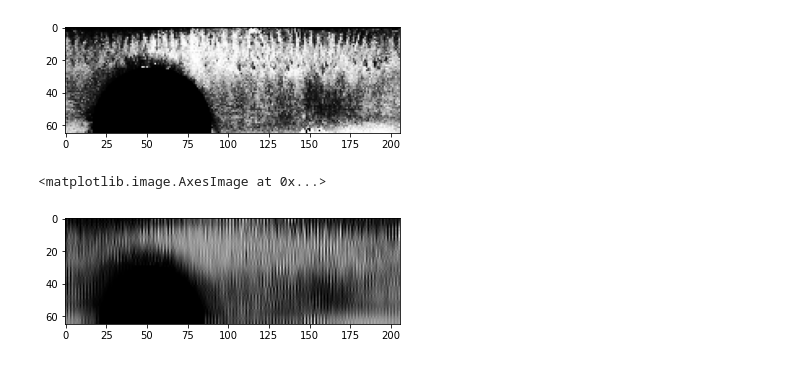
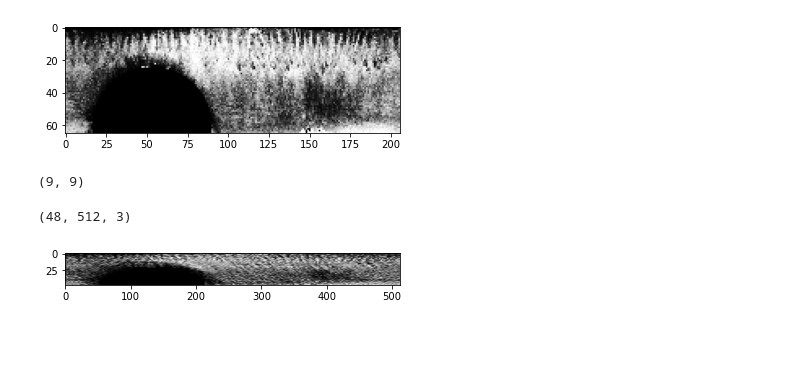
Before and after one commit to kmohebbizadeh/AML-for-Image-Analysis-Iris-Recognition, a Jupyter notebook: test.ipynb, the cells around one changed output. Drawn from its saved outputs; the diff is of its cells as text; code cells hidden in the pictures; blank space fills up the shorter version.

```diff
--- a/test.ipynb
+++ b/test.ipynb
@@ -20,9 +22,9 @@ image = cv2.cvtColor(image, cv2.COLOR_BGR2RGB)
 test = cv2.GaussianBlur(test,(15,15), 0)
 edges = cv2.Canny(test,50,100)
 pupil = cv2.HoughCircles(edges,cv2.HOUGH_GRADIENT,2, minDist = 70,
-                            param2=50,minRadius=20,maxRadius=60)
+                            param2=50,minRadius=20,maxRadius=75)
 
-
+print(pupil)
 pupil = np.uint16(np.around(pupil))
 for value in pupil[0,:]:
     center_x = value[0]
@@ -301,51 +337,36 @@ plt.imshow(enhanced)
 <matplotlib.image.AxesImage at 0x...>
 [figure]
 # %%
-def build_filters():
-    filters = []
-    for theta in np.arange(0, np.pi, np.pi / 16):
-        kern = cv2.getGaborKernel(ksize = (9, 9),
-                                  sigma = 10,
-                                  theta = theta,
-                                  lambd = 2,
-                                  gamma = 0.5,
-                                  psi = 0,
-                                  ktype=cv2.CV_32F)
-        kern /= 1.5*kern.sum()
-        filters.append(kern)
-        return filters
+# Feature Extraction
 
-def process(img, filters):
-    accum = np.zeros_like(img)
-    for kern in filters:
-        fimg = cv2.filter2D(img, cv2.CV_8UC3, kern)
-        np.maximum(accum, fimg, accum)
-        return accum
+filter_size = 9
+height = np.fix(filter_size / 2)
+width = np.fix(filter_size / 2)
+deltaX = 4.5
+deltaY = 1.5
+f = 1 / deltaY
+gabor_filter = np.empty((filter_size, filter_size))
 
+# constructing the kernel
+for i in range(int(-height), int(height) + 1, 1):
+    for j in range(int(-width), int(width) + 1, 1):
+        # normalizing_factor = (1 / (2 * np.pi * deltaX * deltaY))
+        g = (np.exp((-0.5) * ((i**2 / deltaX**2) + (j**2 / deltaY**2)))) # Gabor function
+        m1 = np.cos(2 * np.pi * f * (np.sqrt((i**2) + (j**2)))) #modulating function for two channels
+        gabor_filter[i,j] = g * m1
 
+plt.imshow(gabor_filter)
+print(gabor_filter.shape)
 
-# g_kernel = cv2.getGaborKernel(ksize = (9, 9),
-#                               sigma = 8.0,
-#                               theta = np.pi/4,
-#                               lambd = 10.0,
-#                               gamma = 0.5,
-#                               psi = 0,
-#                               ktype=cv2.CV_32F)
+# applying the kernel
+filtered_img = cv2.filter2D(enhanced, cv2.CV_8UC3, gabor_filter)
+# plt.imshow(filtered_img)
 
-# filtered_img = cv2.filter2D(enhanced, cv2.CV_8UC3, g_kernel)
-
-# cv2.imshow('filtered image', filtered_img)
-# cv2.waitKey(0)
-# cv2.destroyAllWindows()
-
-# h, w = g_kernel.shape[:2]
-# g_kernel = cv2.resize(g_kernel, (3*w, 3*h), interpolation=cv2.INTER_CUBIC)
-# cv2.imshow('gabor kernel (resized)', g_kernel)
-
-
-filters=build_filters()
-res1=process(enhanced,filters)
-plt.imshow(res1)
+# standardizing image shape for classifier input
+standard_size_img = cv2.resize(filtered_img, (512, 48))
+plt.imshow(standard_size_img)
+standard_size_img.shape
 # %% [output]
-<matplotlib.image.AxesImage at 0x...>
+(9, 9)
+(48, 512, 3)
-[figure, old version]
+[figure, new version]
```
Also changed, not shown: parts of 6 cells of this notebook.
